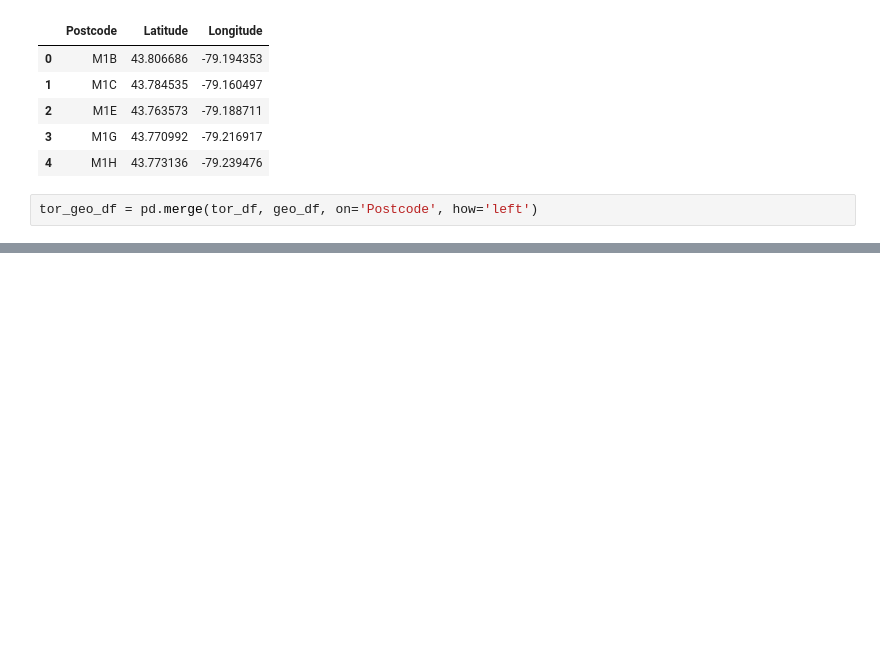
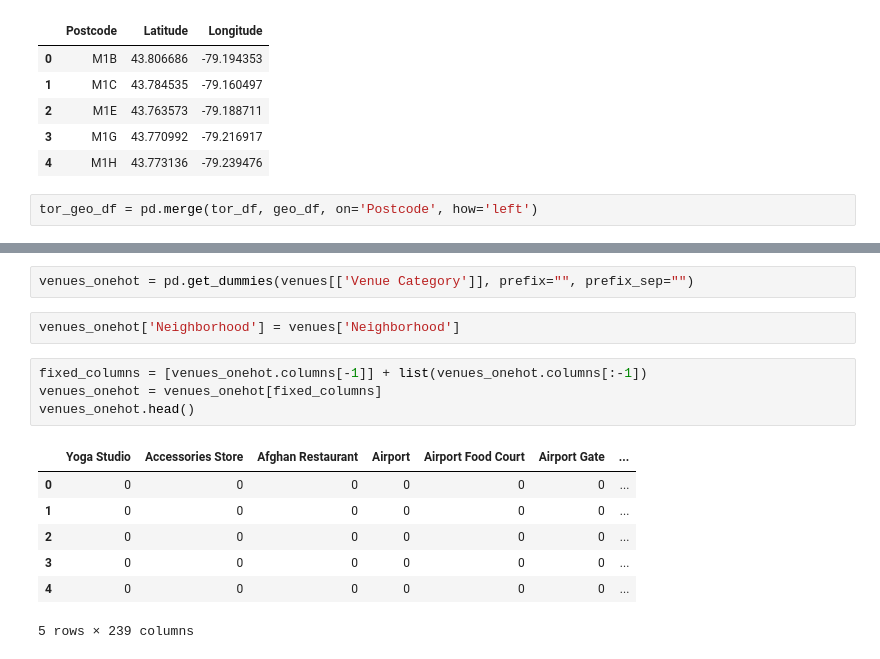
Before and after one commit to magnusbil/Coursera_Capstone, a Jupyter notebook: Seg_Clust_Toronto.ipynb, the cells around one changed output, grey strips where cells are left out. Cells and saved outputs as stored; diff of their text form; blank space fills up the shorter version.

```diff
--- a/Seg_Clust_Toronto.ipynb
+++ b/Seg_Clust_Toronto.ipynb
@@ -119,0 +339,16 @@ tor_geo_df.head()
+# %%
+venues_onehot = pd.get_dummies(venues[['Venue Category']], prefix="", prefix_sep="")
+# %%
+venues_onehot['Neighborhood'] = venues['Neighborhood']
+# %%
+fixed_columns = [venues_onehot.columns[-1]] + list(venues_onehot.columns[:-1])
+venues_onehot = venues_onehot[fixed_columns]
+venues_onehot.head()
+# %% [output]
+|  | Yoga Studio | Accessories Store | Afghan Restaurant | Airport | Airport Food Court | Airport Gate | ... |
+| 0 | 0 | 0 | 0 | 0 | 0 | 0 | ... |
+| 1 | 0 | 0 | 0 | 0 | 0 | 0 | ... |
+| 2 | 0 | 0 | 0 | 0 | 0 | 0 | ... |
+| 3 | 0 | 0 | 0 | 0 | 0 | 0 | ... |
+| 4 | 0 | 0 | 0 | 0 | 0 | 0 | ... |
+5 rows × 239 columns
```
Also changed, not shown: parts of 37 cells of this notebook.
